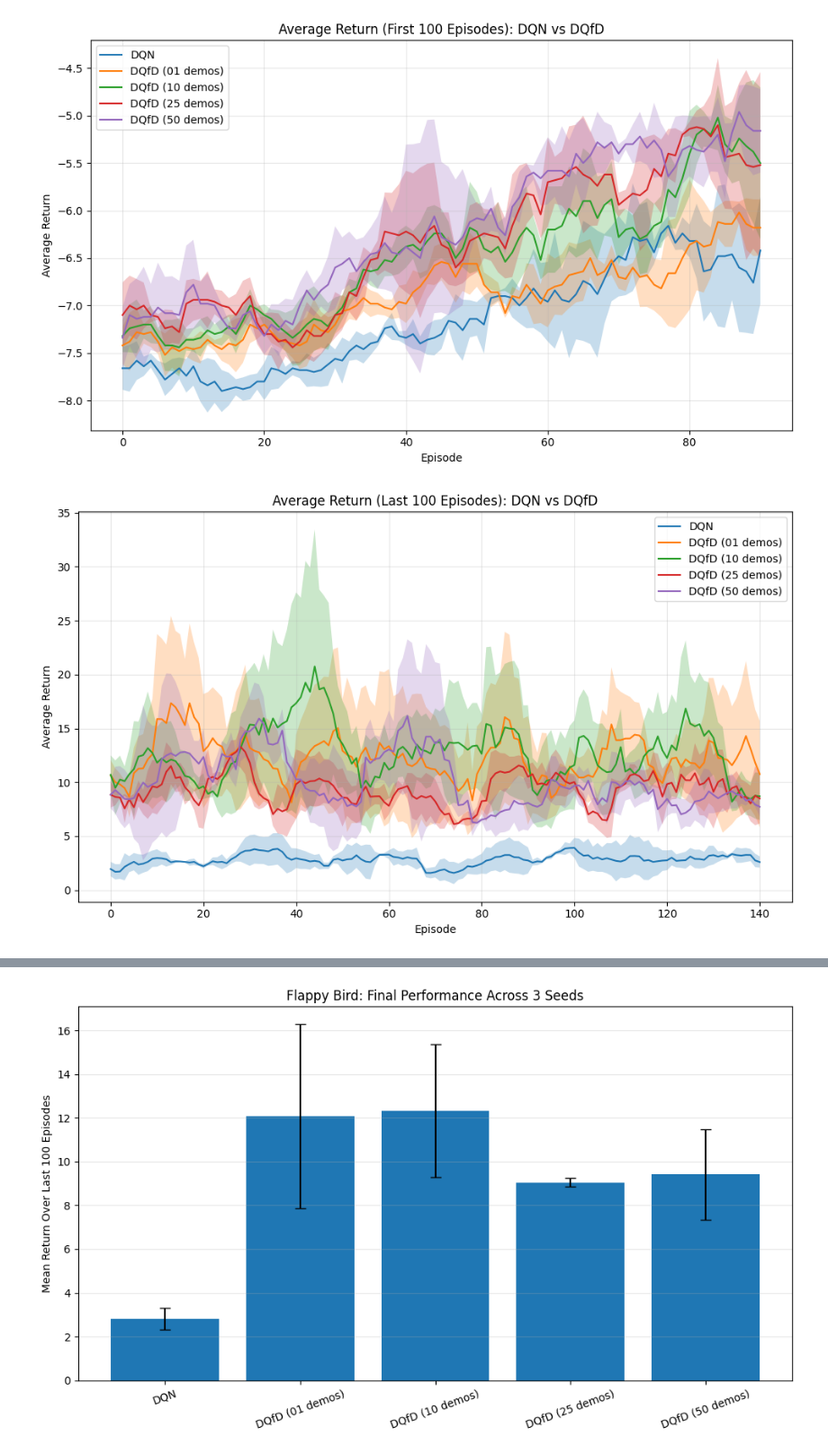
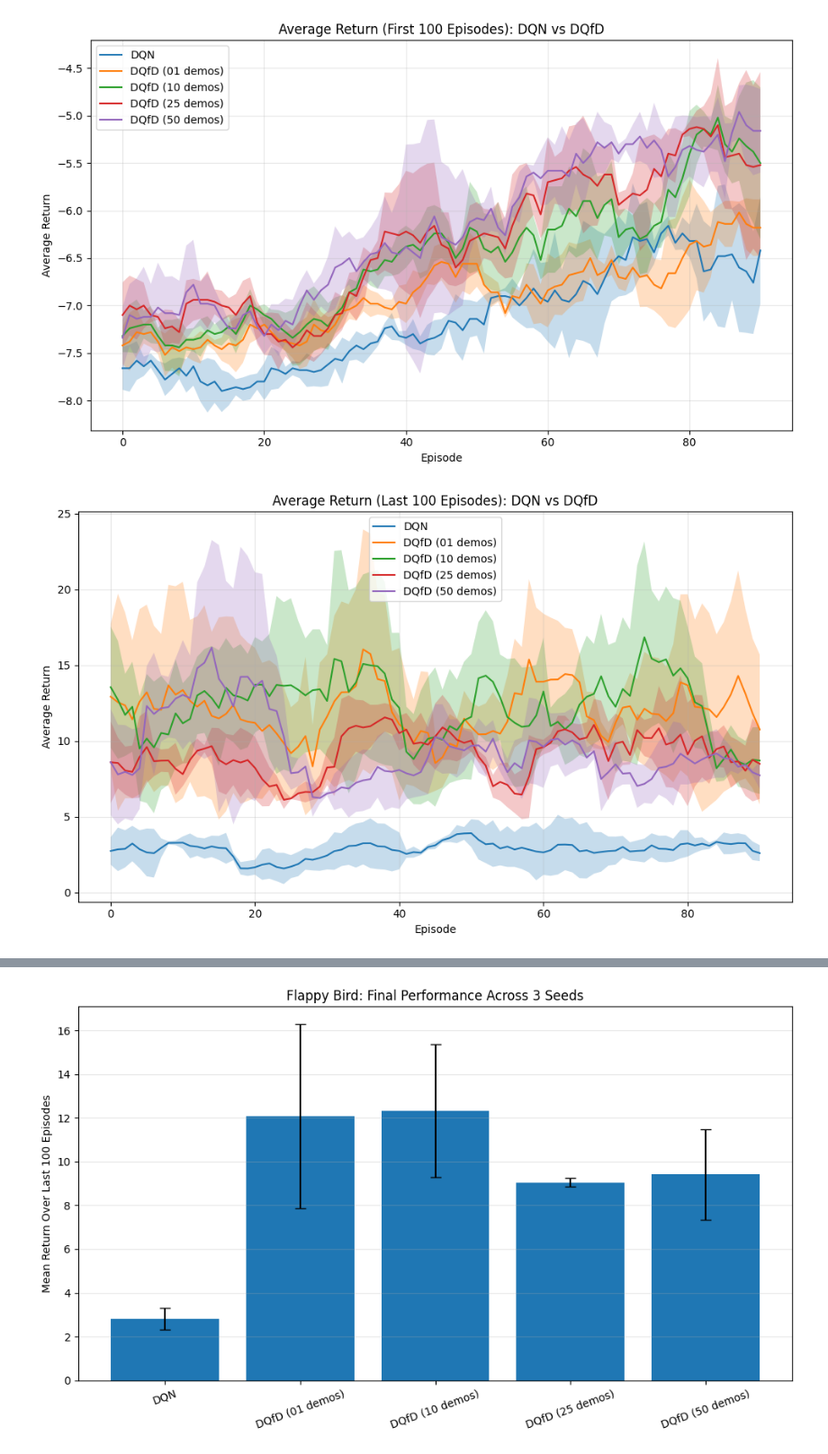
Before and after one commit to ma-carrillo/dqfd-demonstration-ablation, a Jupyter notebook: DGFD_FlappyBird.ipynb, the cells around one changed output, grey strips where cells are left out. Shown at 90% size. Saved outputs shown, nothing was run; the diff lists cells and outputs as text; code cells hidden in the pictures.

```diff
--- a/DGFD_FlappyBird.ipynb
+++ b/DGFD_FlappyBird.ipynb
@@ -2011,7 +2017,7 @@ import numpy as np
 import matplotlib.pyplot as plt
 
 
-MAX_EPISODES = 150
+MAX_EPISODES = 100
 
 
 def load_rewards_from_results_folder(folder_path, max_episodes=None):
@@ -2120,34 +2126,34 @@ experiment_folders = [
     "dqn_flappy_3seeds",
     "dqfd_flappy_01_3seeds",
     "dqfd_flappy_10_3seeds",
     "dqfd_flappy_25_3seeds",
     "dqfd_flappy_50_3seeds",
 ]
 
 labels = [
     "DQN",
     "DQfD (01 demos)",
     "DQfD (10 demos)",
     "DQfD (25 demos)",
     "DQfD (50 demos)",
 ]
 
 # Load only first 100 episodes
 all_rewards = [
     load_rewards_from_results_folder(folder, max_episodes=MAX_EPISODES)
     for folder in experiment_folders
 ]
 
 plot_compare_smoothed_rewards(
     train_rewards_list=all_rewards,
     labels=labels,
     window=10,
     xlabel="Episode",
     ylabel="Average Return",
     title="Average Return (Last 100 Episodes): DQN vs DQfD",
 )
 # %% [output]
-[figure, old version]
+[figure, new version]
 # %%
 import os
 import pickle
```
Also changed, not shown: parts of 4 cells of this notebook, 1 other file.
